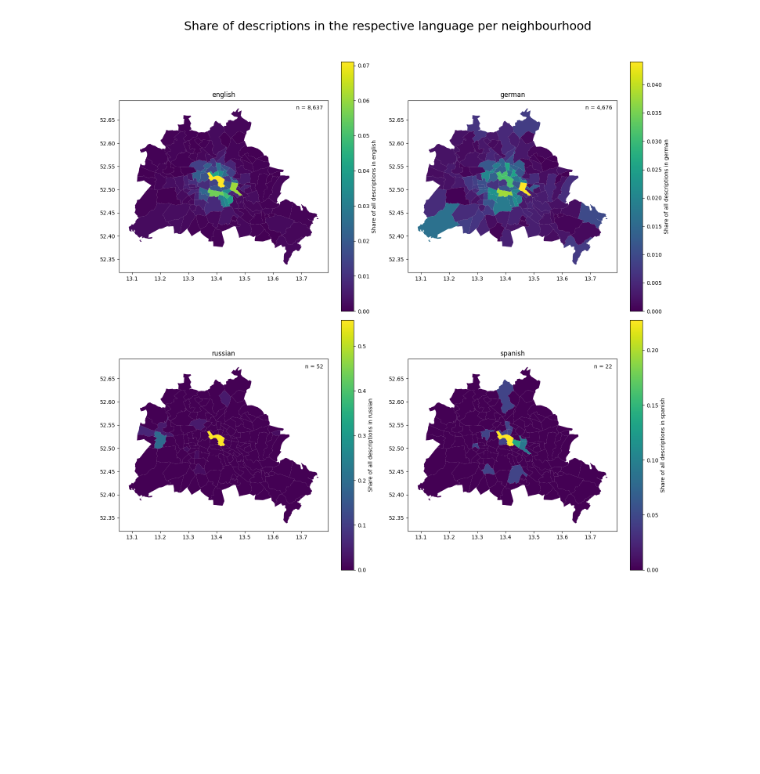
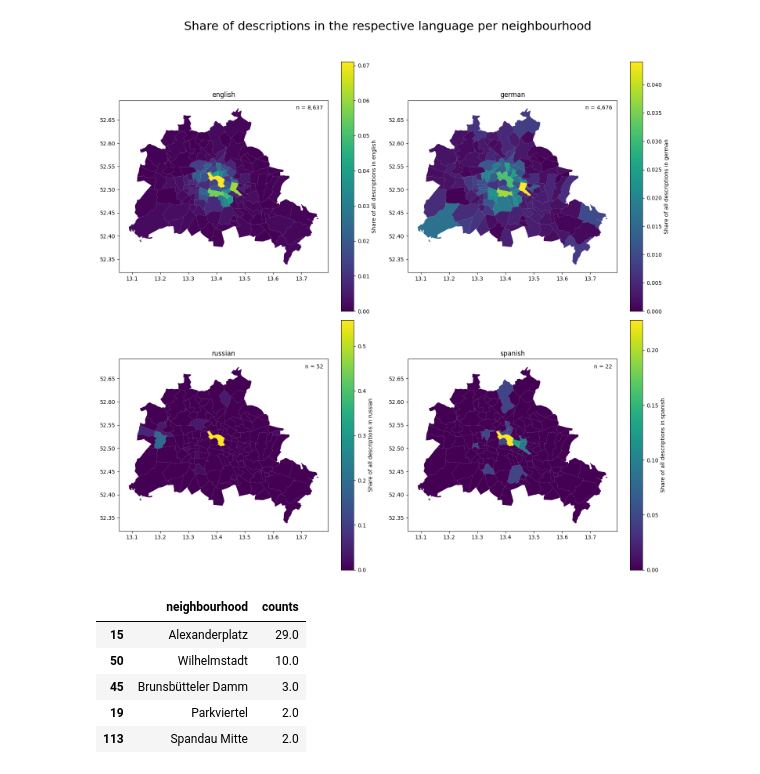
Before and after one commit to unibz-seis2022-transcripts/programming-for-data-science-project, a Jupyter notebook: Inside-Airbnb-Berlin.ipynb, the cells around one changed output. Saved outputs shown, nothing was run; the diff lists cells and outputs as text; code cells hidden in the pictures; blank space fills up the shorter version.

```diff
--- a/Inside-Airbnb-Berlin.ipynb
+++ b/Inside-Airbnb-Berlin.ipynb
@@ -382,3 +381,12 @@ def plot_description_shares_per_neighbourhood_for_multiple_languages(languages:
 plot_description_shares_per_neighbourhood_for_multiple_languages(["english", "german", "russian", "spanish" ])
 # %% [output]
 [figure]
+# %%
+get_neighbourhoods_and_description_counts_for_language("russian").sort_values(by="counts", ascending=False).head(5)[["neighbourhood", "counts"]]
+# %% [output]
+|  | neighbourhood | counts |
+| 15 | Alexanderplatz | 29.0 |
+| 50 | Wilhelmstadt | 10.0 |
+| 45 | Brunsbütteler Damm | 3.0 |
+| 19 | Parkviertel | 2.0 |
+| 113 | Spandau Mitte | 2.0 |
```
Also changed, not shown: parts of 11 cells of this notebook, 2 other files.
